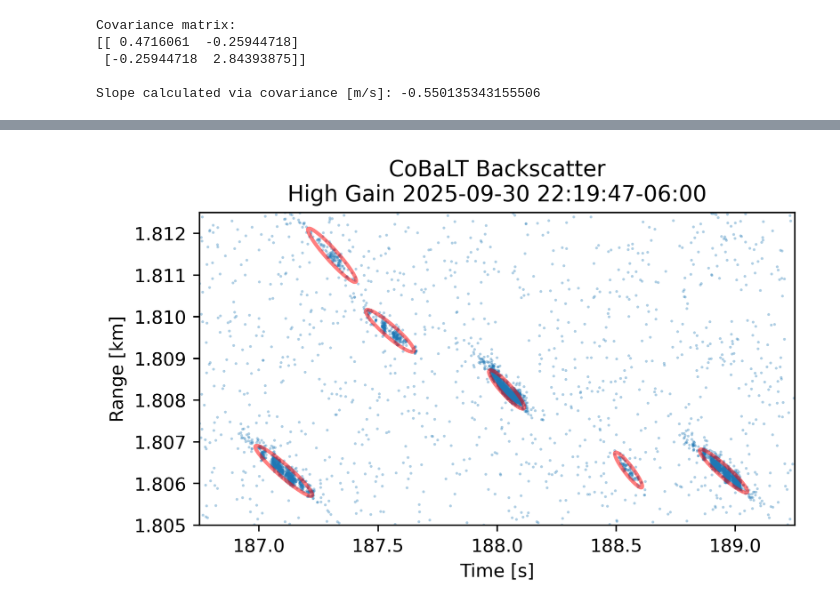
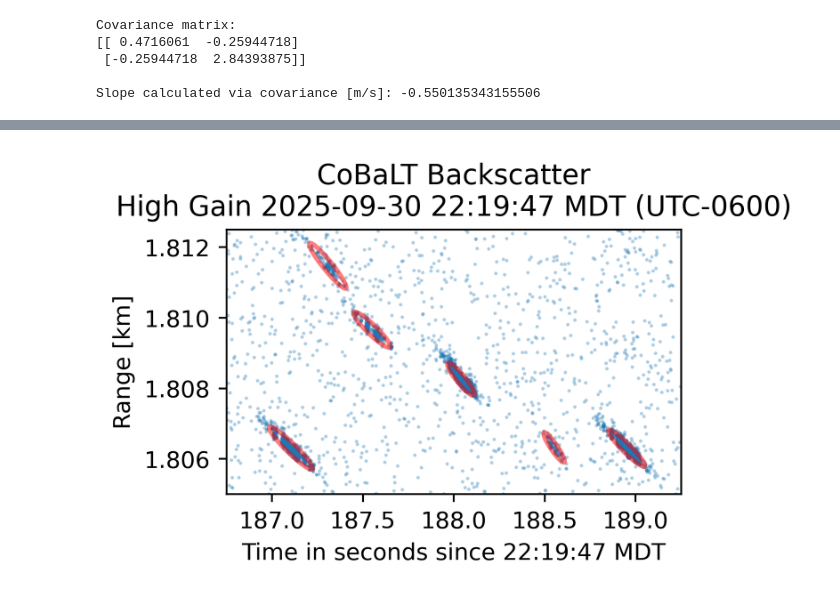
Before and after one commit to gkirchhoff32/Cloud-Measurements, a Jupyter notebook: project_meas_cloud/calculators/rainfall_estimation_gmm.ipynb, the cells around one changed output, grey strips where cells are left out. Cells and saved outputs as stored; diff of their text form; code cells hidden in the pictures.

Commit message:
more plots for rain paper

```diff
--- a/project_meas_cloud/calculators/rainfall_estimation_gmm.ipynb
+++ b/project_meas_cloud/calculators/rainfall_estimation_gmm.ipynb
@@ -565,19 +565,28 @@ def draw_ellipse(mean, cov, ax, n_std=2.0, **kwargs):
     )
     ax.add_patch(ellipse)
 # %%
-fig = plt.figure(figsize=dp.plotter.figsize, dpi=dp.plotter.save_dpi)
+fig = plt.figure(
+    figsize=dp.plotter.figsize,
+    dpi=dp.plotter.save_dpi,
+    constrained_layout=True
+)
 ax1 = fig.add_subplot(111)
 ax1.scatter(X[:, 0], X[:, 1]/1e3, s=dp.plotter.dot_size, alpha=0.35, marker='.')
 for mean, cov in zip(mu_best, S):
     draw_ellipse(mean.detach().numpy(), cov.detach().numpy(), ax1)
-ax1.set_xlabel('Time [s]')
+ax1.set_xlabel(dp.loader.timestamp.strftime("Time in seconds since %H:%M:%S %Z"))
 ax1.set_ylabel('Range [km]')
+# ax1.set_title(
+#     'CoBaLT Backscatter\n{} {}'.format("Low Gain" if dp.loader.low_gain else "High Gain", dp.loader.timestamp)
+# )
 ax1.set_title(
-    'CoBaLT Backscatter\n{} {}'.format("Low Gain" if dp.loader.low_gain else "High Gain", dp.loader.timestamp)
-)
+            dp.loader.timestamp.strftime(
+                "CoBaLT Backscatter\n{} %Y-%m-%d %H:%M:%S %Z (UTC%z)".format("Low Gain" if dp.loader.low_gain else "High Gain")
+            )
+        )
 ax1.set_xlim(dp.plotter.xlim)
 ax1.set_ylim(np.array(dp.plotter.ylim))
-plt.tight_layout()
+# plt.tight_layout()
 
 print('Starting to save image...')
 start = time.time()
@@ -595 +604 @@ Time elapsed: 0.8 s
-[figure, old version]
+[figure, new version]
```
Also changed, not shown: parts of 5 cells of this notebook, 4 other files.
